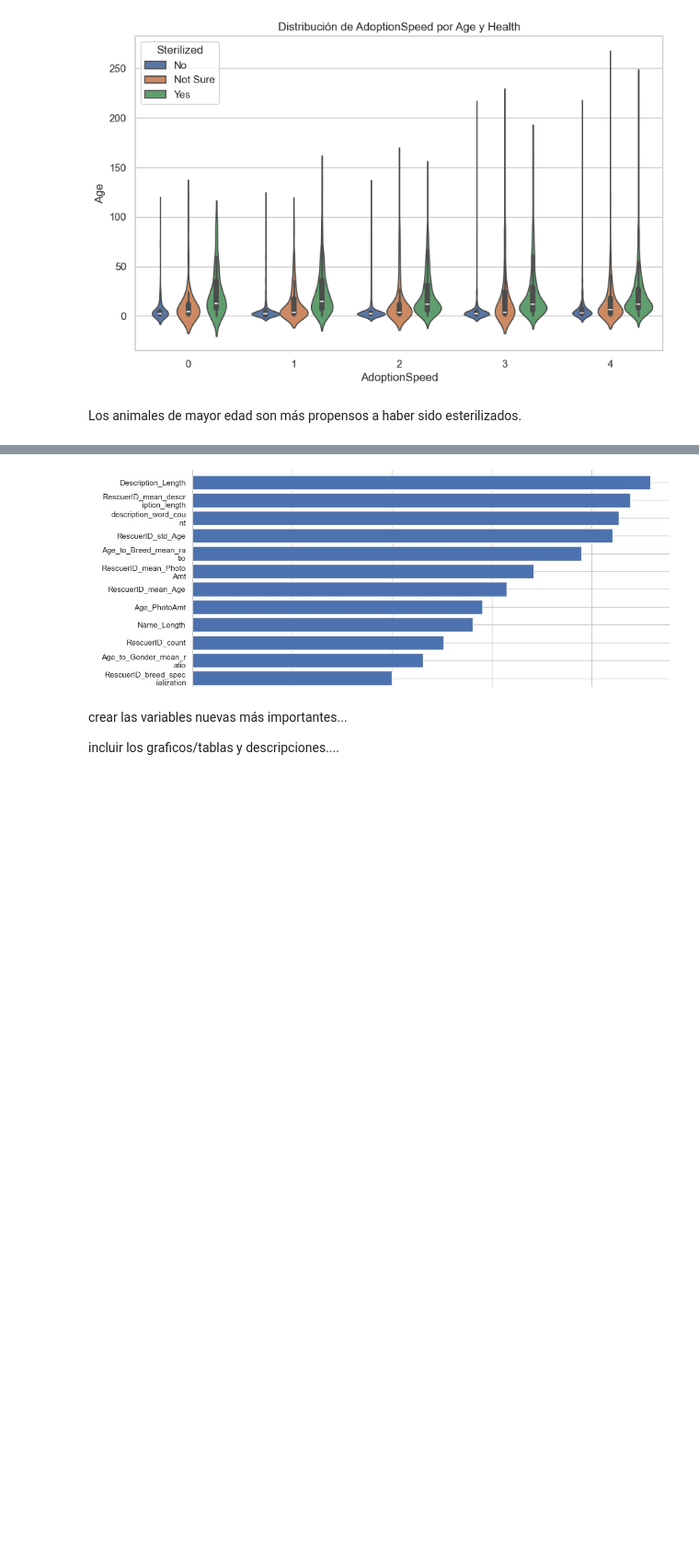
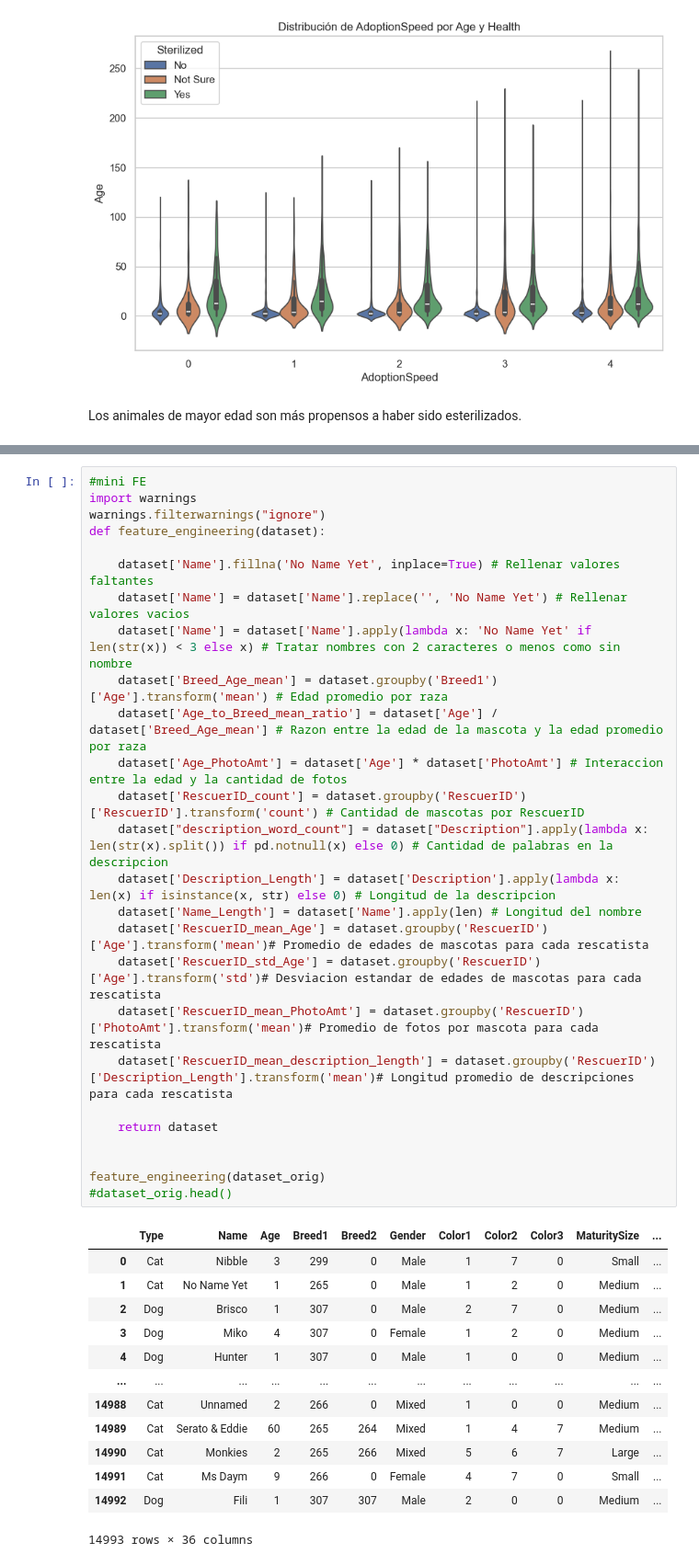
Before and after one commit to fechhh/laboII, a Jupyter notebook: EDA/eda_manual.ipynb, the cells around one changed output, grey strips where cells are left out. Shown at 92% size. Drawn from its saved outputs; the diff is of its cells as text; blank space fills up the shorter version.

```diff
--- a/EDA/eda_manual.ipynb
+++ b/EDA/eda_manual.ipynb
@@ -407,6 +410,40 @@ Los animales de mayor edad son más propensos a haber sido esterilizados.
-# %% [markdown]
-![image.png](attachment:image.png)
-# %% [markdown]
-crear las variables nuevas más importantes...
-
-incluir los graficos/tablas y descripciones....
+# %%
+#mini FE
+import warnings
+warnings.filterwarnings("ignore")
+def feature_engineering(dataset):
+
+    dataset['Name'].fillna('No Name Yet', inplace=True) # Rellenar valores faltantes
+    dataset['Name'] = dataset['Name'].replace('', 'No Name Yet') # Rellenar valores vacios
+    dataset['Name'] = dataset['Name'].apply(lambda x: 'No Name Yet' if len(str(x)) < 3 else x) # Tratar nombres con 2 caracteres o menos como sin nombre
+    dataset['Breed_Age_mean'] = dataset.groupby('Breed1')['Age'].transform('mean') # Edad promedio por raza
+    dataset['Age_to_Breed_mean_ratio'] = dataset['Age'] / dataset['Breed_Age_mean'] # Razon entre la edad de la mascota y la edad promedio por raza
+    dataset['Age_PhotoAmt'] = dataset['Age'] * dataset['PhotoAmt'] # Interaccion entre la edad y la cantidad de fotos
+    dataset['RescuerID_count'] = dataset.groupby('RescuerID')['RescuerID'].transform('count') # Cantidad de mascotas por RescuerID
+    dataset["description_word_count"] = dataset["Description"].apply(lambda x: len(str(x).split()) if pd.notnull(x) else 0) # Cantidad de palabras en la descripcion
+    dataset['Description_Length'] = dataset['Description'].apply(lambda x: len(x) if isinstance(x, str) else 0) # Longitud de la descripcion
+    dataset['Name_Length'] = dataset['Name'].apply(len) # Longitud del nombre
+    dataset['RescuerID_mean_Age'] = dataset.groupby('RescuerID')['Age'].transform('mean')# Promedio de edades de mascotas para cada rescatista
+    dataset['RescuerID_std_Age'] = dataset.groupby('RescuerID')['Age'].transform('std')# Desviacion estandar de edades de mascotas para cada rescatista
+    dataset['RescuerID_mean_PhotoAmt'] = dataset.groupby('RescuerID')['PhotoAmt'].transform('mean')# Promedio de fotos por mascota para cada rescatista
+    dataset['RescuerID_mean_description_length'] = dataset.groupby('RescuerID')['Description_Length'].transform('mean')# Longitud promedio de descripciones para cada rescatista
+
+    return dataset
+
+
+feature_engineering(dataset_orig)
+#dataset_orig.head()
+# %% [output]
+|  | Type | Name | Age | Breed1 | Breed2 | Gender | Color1 | Color2 | Color3 | MaturitySize | ... |
+| 0 | Cat | Nibble | 3 | 299 | 0 | Male | 1 | 7 | 0 | Small | ... |
+| 1 | Cat | No Name Yet | 1 | 265 | 0 | Male | 1 | 2 | 0 | Medium | ... |
+| 2 | Dog | Brisco | 1 | 307 | 0 | Male | 2 | 7 | 0 | Medium | ... |
+| 3 | Dog | Miko | 4 | 307 | 0 | Female | 1 | 2 | 0 | Medium | ... |
+| 4 | Dog | Hunter | 1 | 307 | 0 | Male | 1 | 0 | 0 | Medium | ... |
+| ... | ... | ... | ... | ... | ... | ... | ... | ... | ... | ... | ... |
+| 14988 | Cat | Unnamed | 2 | 266 | 0 | Mixed | 1 | 0 | 0 | Medium | ... |
+| 14989 | Cat | Serato & Eddie | 60 | 265 | 264 | Mixed | 1 | 4 | 7 | Medium | ... |
+| 14990 | Cat | Monkies | 2 | 265 | 266 | Mixed | 5 | 6 | 7 | Large | ... |
+| 14991 | Cat | Ms Daym | 9 | 266 | 0 | Female | 4 | 7 | 0 | Small | ... |
+| 14992 | Dog | Fili | 1 | 307 | 307 | Male | 2 | 0 | 0 | Medium | ... |
+14993 rows × 36 columns
```
Also changed, not shown: parts of 7 cells of this notebook, 1 other file.
